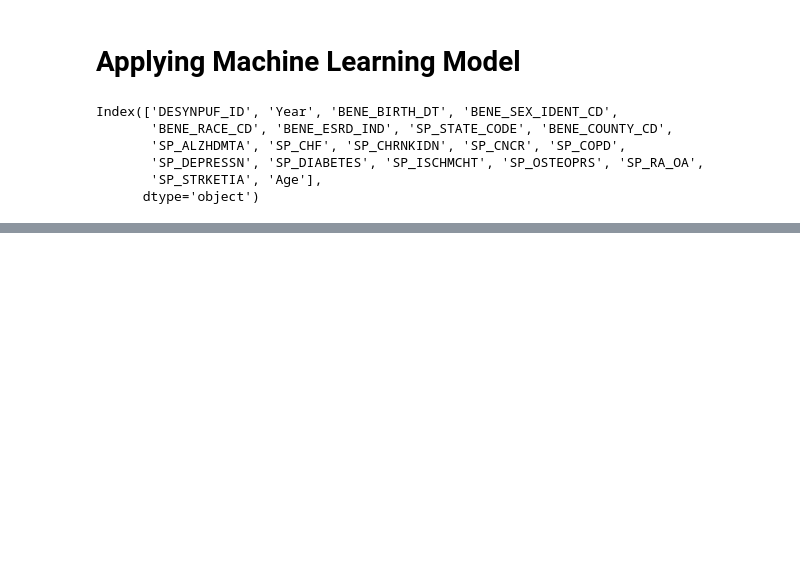
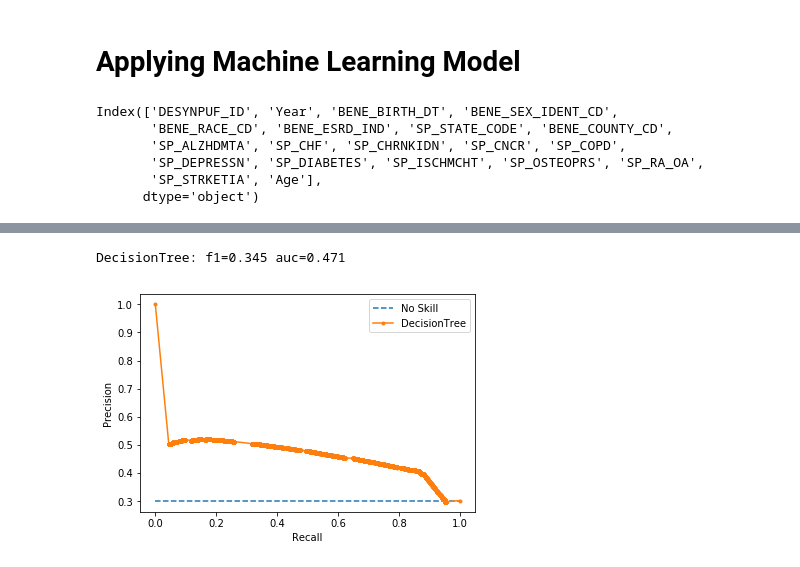
Before and after one commit to barbking/healthcare_analytics_medicare_DESynPUF_dataset, a Jupyter notebook: BarbKing-HW8-SEIS735.ipynb, the cells around one changed output, grey strips where cells are left out. Saved outputs shown, nothing was run; the diff lists cells and outputs as text; code cells hidden in the pictures; blank space fills up the shorter version.

```diff
--- a/BarbKing-HW8-SEIS735.ipynb
+++ b/BarbKing-HW8-SEIS735.ipynb
@@ -459,8 +465,8 @@ Index(['BENE_SEX_IDENT_CD', 'BENE_RACE_CD', 'BENE_ESRD_IND', 'SP_ALZHDMTA',
 # %%
 # Try random forest model
 from sklearn.ensemble import RandomForestClassifier
-classifierObj2= RandomForestClassifier(n_estimators=10, criterion='gini', bootstrap=False)
-
+classifierObj2 = RandomForestClassifier(n_estimators=10, criterion='gini', bootstrap=False)
+classifierObj2.fit(X_train,y_train)
 #grid_param= {
 #    'n_estimators': [5, 10, 15],
 #    'criterion': ['gini', 'entropy'],
@@ -483,0 +498,29 @@ print(modelAccuracies.std())
+# %%
+from sklearn.metrics import precision_recall_curve
+from sklearn.metrics import f1_score
+from sklearn.metrics import auc
+from matplotlib import pyplot
+# predict probabilities
+lr_probs = classifierObj2.predict_proba(X_test)
+# keep probabilities for the positive outcome only
+lr_probs = lr_probs[:, 1]
+# predict class values
+yhat = classifierObj2.predict(X_test)
+lr_precision, lr_recall, _ = precision_recall_curve(y_test, lr_probs)
+lr_f1, lr_auc = f1_score(y_test, yhat), auc(lr_recall, lr_precision)
+# summarize scores
+print('DecisionTree: f1=%.3f auc=%.3f' % (lr_f1, lr_auc))
+# plot the precision-recall curves
+no_skill = len(y_test[y_test==1]) / len(y_test)
+pyplot.plot([0, 1], [no_skill, no_skill], linestyle='--', label='No Skill')
+pyplot.plot(lr_recall, lr_precision, marker='.', label='DecisionTree')
+# axis labels
+pyplot.xlabel('Recall')
+pyplot.ylabel('Precision')
+# show the legend
+pyplot.legend()
+# show the plot
+pyplot.show()
+# %% [output]
+DecisionTree: f1=0.345 auc=0.471
+[figure, added]
```
Also changed, not shown: parts of 24 cells of this notebook, 3 other files.
